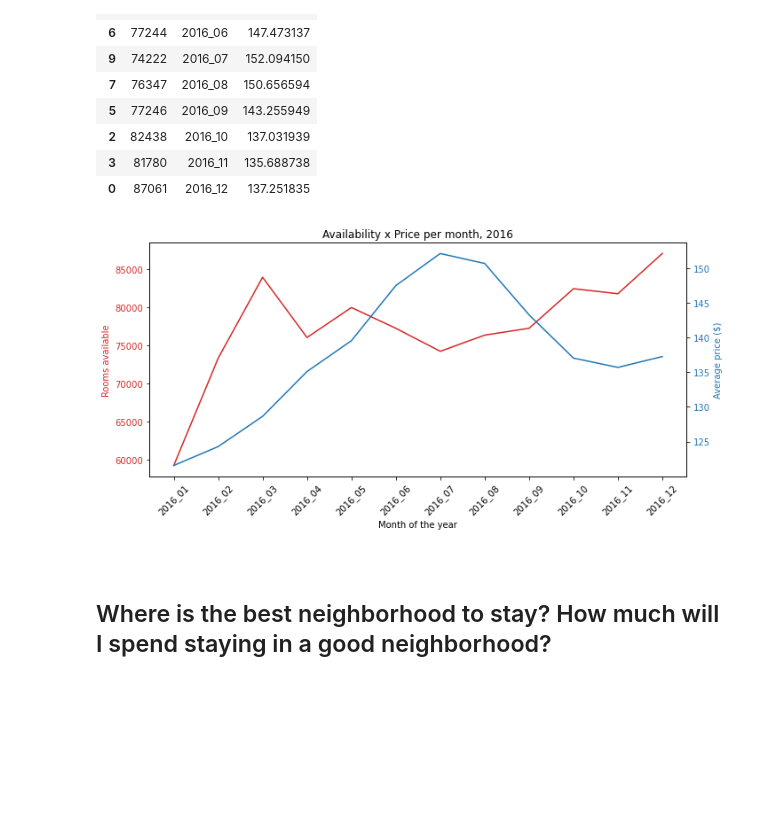
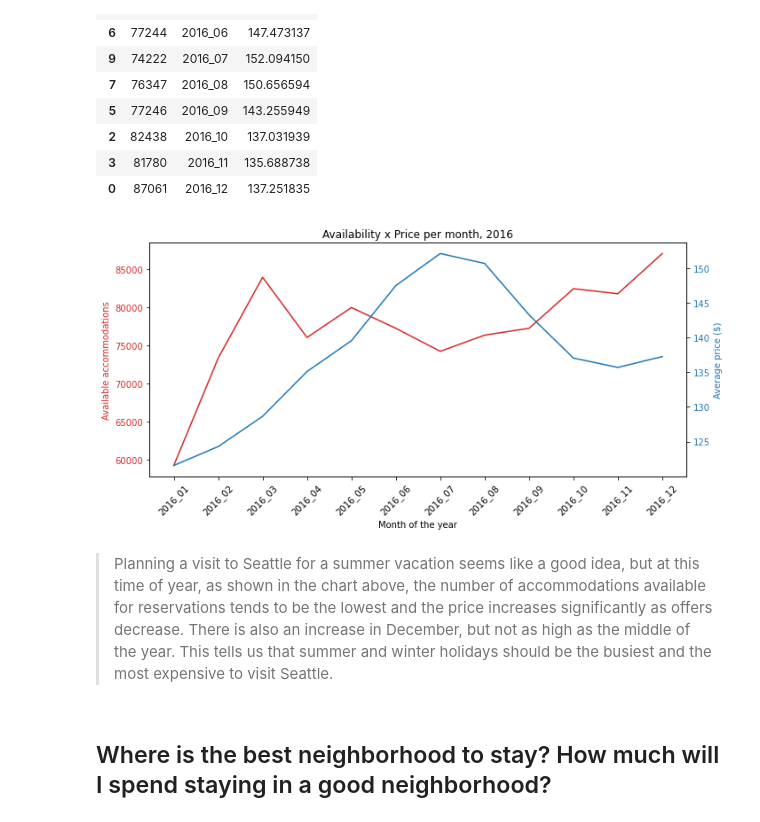
Before and after one commit to rodrigodalamangas/data-science-blog-udacity, a Jupyter notebook: data_analysis.ipynb, the cells around one changed output. Saved outputs shown, nothing was run; the diff lists cells and outputs as text; code cells hidden in the pictures; blank space fills up the shorter version.

```diff
--- a/data_analysis.ipynb
+++ b/data_analysis.ipynb
@@ -443,32 +443,32 @@ df_question1
 # %%
 fig, ax1 = plt.subplots(figsize=[10, 5])
 
 plt.xticks(rotation=45)
 plt.title('Availability x Price per month, 2016')
 
 color = 'tab:red'
 ax1.set_xlabel('Month of the year')
-ax1.set_ylabel('Rooms available', color=color)
+ax1.set_ylabel('Available accommodations', color=color)
 ax1.plot(df_question1['period'], df_question1['count'], color=color)
 ax1.tick_params(axis='y', labelcolor=color)
 
 ax2 = ax1.twinx()  # instantiate a second axes that shares the same x-axis
 
 color = 'tab:blue'
 # we already handled the x-label with ax1
 ax2.set_ylabel('Average price ($)', color=color)
 ax2.plot(df_question1['period'], df_question1['avg_price'], color=color)
 ax2.tick_params(axis='y', labelcolor=color)
 
 fig.tight_layout()  # otherwise the right y-label is slightly clipped
 
-plt.savefig('availability_price.png') # save the chart as a png image
+plt.savefig('availability_price.png')  # save the chart as a png image
 
 plt.show()
 # %% [output]
-[figure, old version]
+[figure, new version]
-# %% [markdown]
->
+# %% [markdown]
+> Planning a visit to Seattle for a summer vacation seems like a good idea, but at this time of year, as shown in the chart above, the number of accommodations available for reservations tends to be the lowest and the price increases significantly as offers decrease. There is also an increase in December, but not as high as the middle of the year. This tells us that summer and winter holidays should be the busiest and the most expensive to visit Seattle.
 # %% [markdown]
 ## Where is the best neighborhood to stay? How much will I spend staying in a good neighborhood? <a class="anchor" id="question2"></a>
 # %%
```
Also changed, not shown: parts of 17 cells of this notebook.
